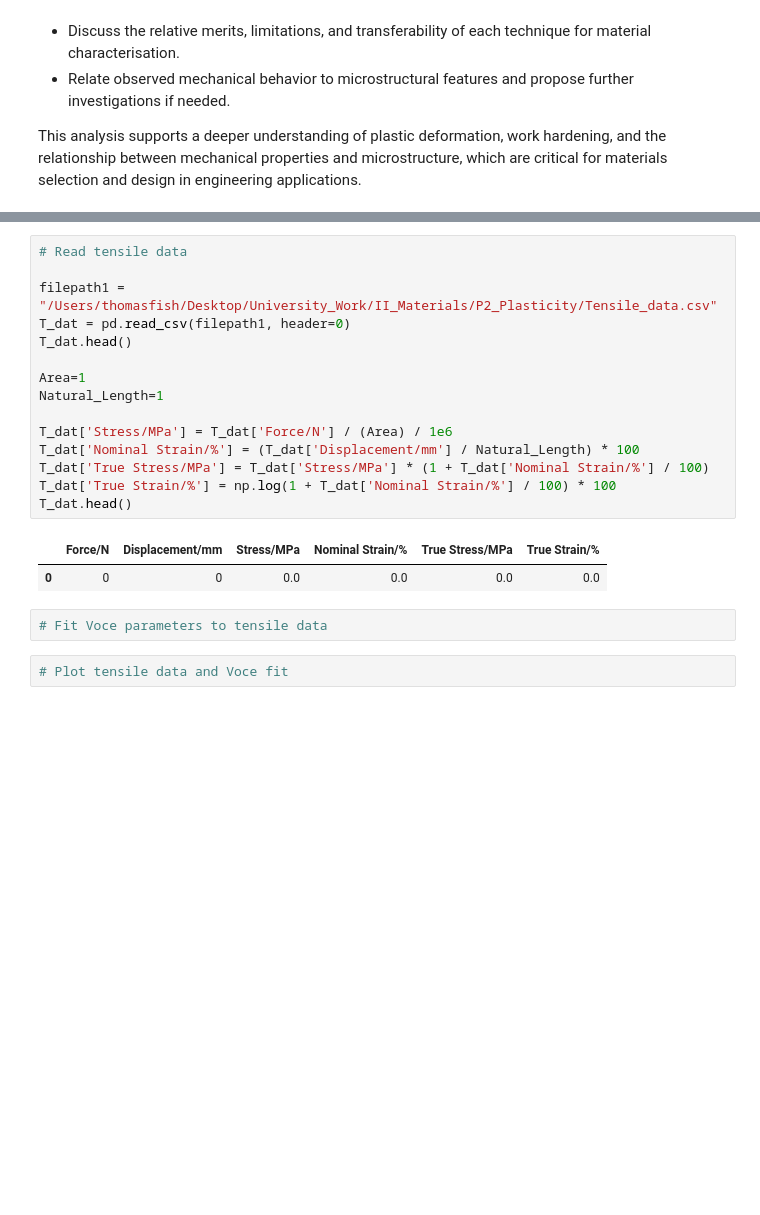
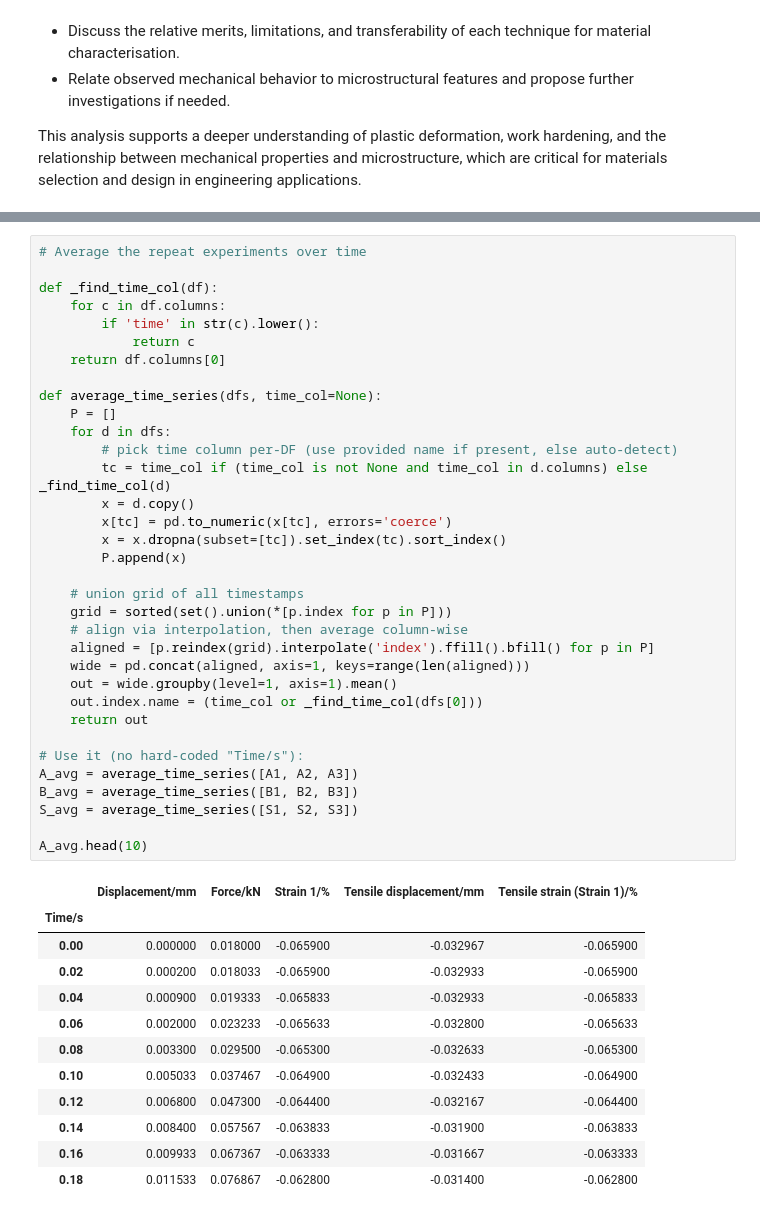
Before and after one commit to Thomas-J-Fish/II_Materials, a Jupyter notebook: P2_Plasticity/P2_analysis.ipynb, the cells around one changed output, grey strips where cells are left out. Drawn from its saved outputs; the diff is of its cells as text; blank space fills up the shorter version.

Commit message:
Auto stash before rebase of "main"

```diff
--- a/P2_Plasticity/P2_analysis.ipynb
+++ b/P2_Plasticity/P2_analysis.ipynb
@@ -21,22 +98,47 @@ import matplotlib.pyplot as plt
 # %%
-# Read tensile data
+# Average the repeat experiments over time
 
-filepath1 = "/Users/thomasfish/Desktop/University_Work/II_Materials/P2_Plasticity/Tensile_data.csv"
-T_dat = pd.read_csv(filepath1, header=0)
-T_dat.head()
+def _find_time_col(df):
+    for c in df.columns:
+        if 'time' in str(c).lower():
+            return c
+    return df.columns[0]
 
-Area=1
-Natural_Length=1
+def average_time_series(dfs, time_col=None):
+    P = []
+    for d in dfs:
+        # pick time column per-DF (use provided name if present, else auto-detect)
+        tc = time_col if (time_col is not None and time_col in d.columns) else _find_time_col(d)
+        x = d.copy()
+        x[tc] = pd.to_numeric(x[tc], errors='coerce')
+        x = x.dropna(subset=[tc]).set_index(tc).sort_index()
+        P.append(x)
 
-T_dat['Stress/MPa'] = T_dat['Force/N'] / (Area) / 1e6
-T_dat['Nominal Strain/%'] = (T_dat['Displacement/mm'] / Natural_Length) * 100
-T_dat['True Stress/MPa'] = T_dat['Stress/MPa'] * (1 + T_dat['Nominal Strain/%'] / 100)
-T_dat['True Strain/%'] = np.log(1 + T_dat['Nominal Strain/%'] / 100) * 100
-T_dat.head()
+    # union grid of all timestamps
+    grid = sorted(set().union(*[p.index for p in P]))
+    # align via interpolation, then average column-wise
+    aligned = [p.reindex(grid).interpolate('index').ffill().bfill() for p in P]
+    wide = pd.concat(aligned, axis=1, keys=range(len(aligned)))
+    out = wide.groupby(level=1, axis=1).mean()
+    out.index.name = (time_col or _find_time_col(dfs[0]))
+    return out
+
+# Use it (no hard-coded "Time/s"):
+A_avg = average_time_series([A1, A2, A3])
+B_avg = average_time_series([B1, B2, B3])
+S_avg = average_time_series([S1, S2, S3])
+
+A_avg.head(10)
 # %% [output]
-|  | Force/N | Displacement/mm | Stress/MPa | Nominal Strain/% | True Stress/MPa | True Strain/% |
-| 0 | 0 | 0 | 0.0 | 0.0 | 0.0 | 0.0 |
+|  | Displacement/mm | Force/kN | Strain 1/% | Tensile displacement/mm | Tensile strain (Strain 1)/% |
+| Time/s |  |  |  |  |  |
+| 0.00 | 0.000000 | 0.018000 | -0.065900 | -0.032967 | -0.065900 |
+| 0.02 | 0.000200 | 0.018033 | -0.065900 | -0.032933 | -0.065900 |
+| 0.04 | 0.000900 | 0.019333 | -0.065833 | -0.032933 | -0.065833 |
+| 0.06 | 0.002000 | 0.023233 | -0.065633 | -0.032800 | -0.065633 |
+| 0.08 | 0.003300 | 0.029500 | -0.065300 | -0.032633 | -0.065300 |
+| 0.10 | 0.005033 | 0.037467 | -0.064900 | -0.032433 | -0.064900 |
+| 0.12 | 0.006800 | 0.047300 | -0.064400 | -0.032167 | -0.064400 |
+| 0.14 | 0.008400 | 0.057567 | -0.063833 | -0.031900 | -0.063833 |
+| 0.16 | 0.009933 | 0.067367 | -0.063333 | -0.031667 | -0.063333 |
+| 0.18 | 0.011533 | 0.076867 | -0.062800 | -0.031400 | -0.062800 |
-# %%
-# Fit Voce parameters to tensile data
-# %%
-# Plot tensile data and Voce fit
```
Also changed, not shown: parts of 6 cells of this notebook, 11 other files.
